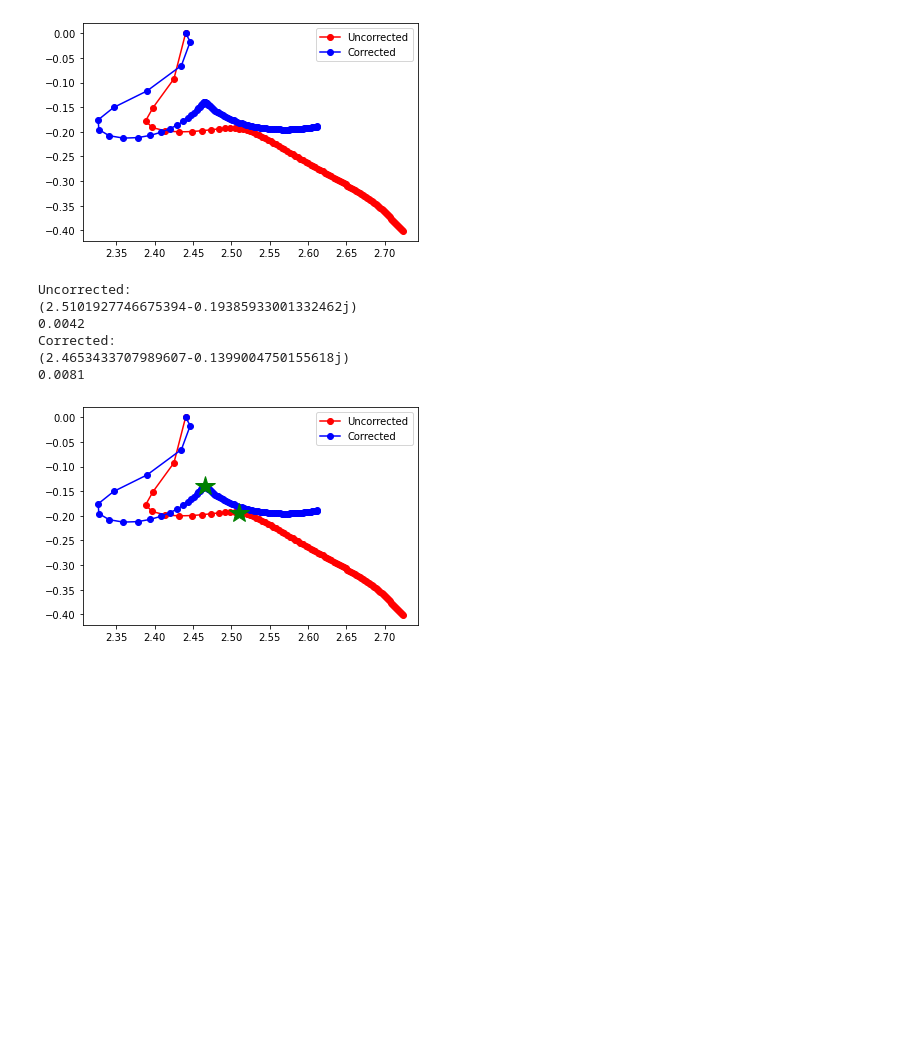
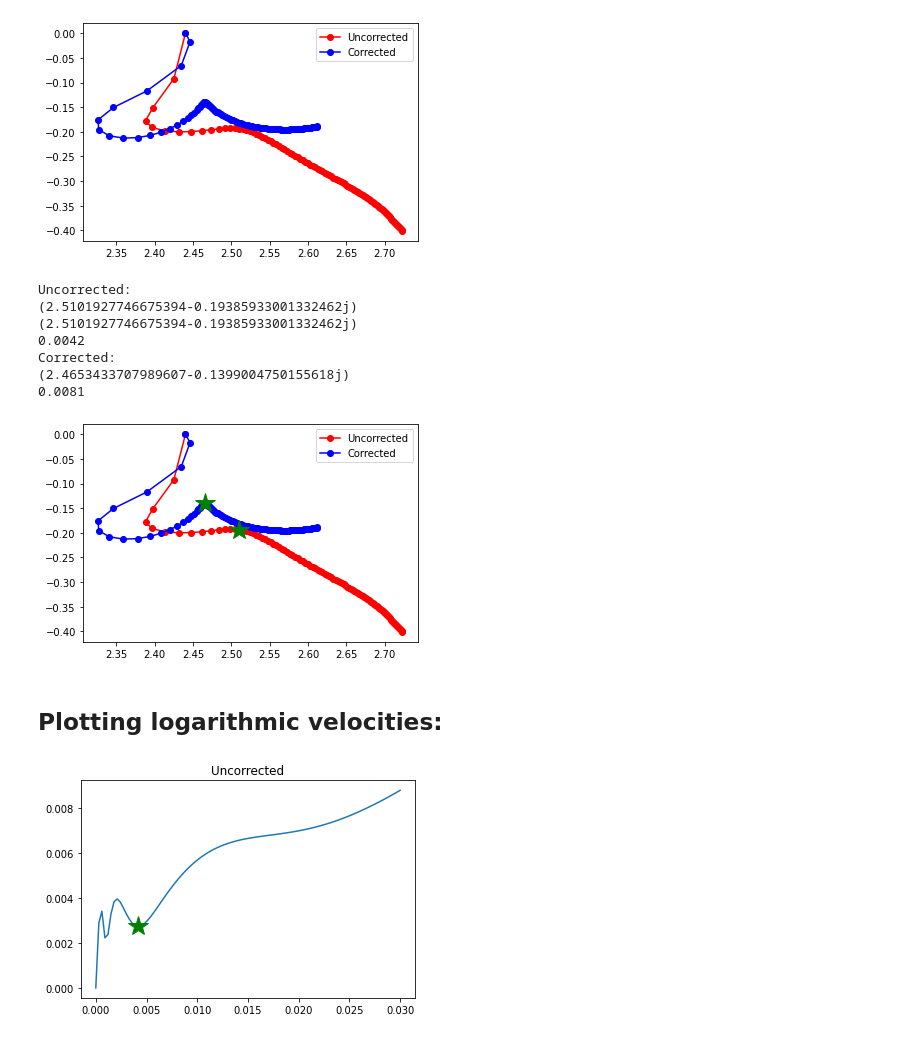
Before and after one commit to gayverjr/opencap, a Jupyter notebook: examples/analysis/N2/QChemTutorial.ipynb, the cells around one changed output. Cells and saved outputs as stored; diff of their text form; code cells hidden in the pictures; blank space fills up the shorter version.

```diff
--- a/examples/analysis/N2/QChemTutorial.ipynb
+++ b/examples/analysis/N2/QChemTutorial.ipynb
@@ -132,6 +138,8 @@ uc_energy, eta_opt = traj.find_eta_opt(start_idx=10,units="eV")
 corr_energy, corr_eta_opt = traj.find_eta_opt(corrected=True,start_idx=10,units="eV")
 print("Uncorrected:")
 print(uc_energy)
+# one can also obtain energies by value of eta
+print(traj.get_energy(eta_opt,units="eV"))
 print(eta_opt)
 print("Corrected:")
 print(corr_energy)
@@ -144,9 +152,21 @@ plt.legend()
 plt.show()
 # %% [output]
 Uncorrected:
+(2.5101927746675394-0.19385933001332462j)
 (2.5101927746675394-0.19385933001332462j)
 0.0042
 Corrected:
 (2.4653433707989607-0.1399004750155618j)
 0.0081
 [figure]
+# %% [markdown]
+## Plotting logarithmic velocities:
+# %%
+# uncorrected
+derivs = traj.get_logarithmic_velocities()
+plt.plot(traj.etas,derivs)
+plt.plot(eta_opt,derivs[traj.etas.index(eta_opt)],'g*',markersize=20)
+plt.title("Uncorrected")
+plt.show()
+# %% [output]
+[figure, added]
```
Also changed, not shown: parts of 2 cells of this notebook.
